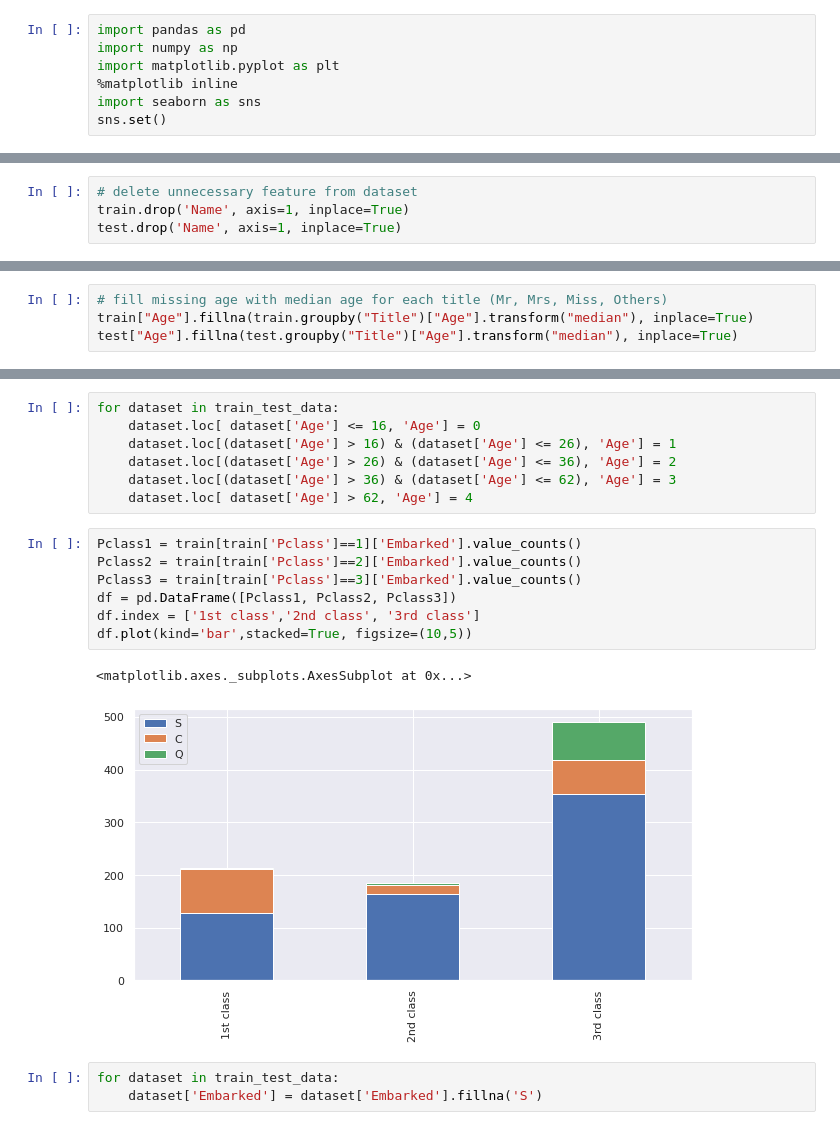
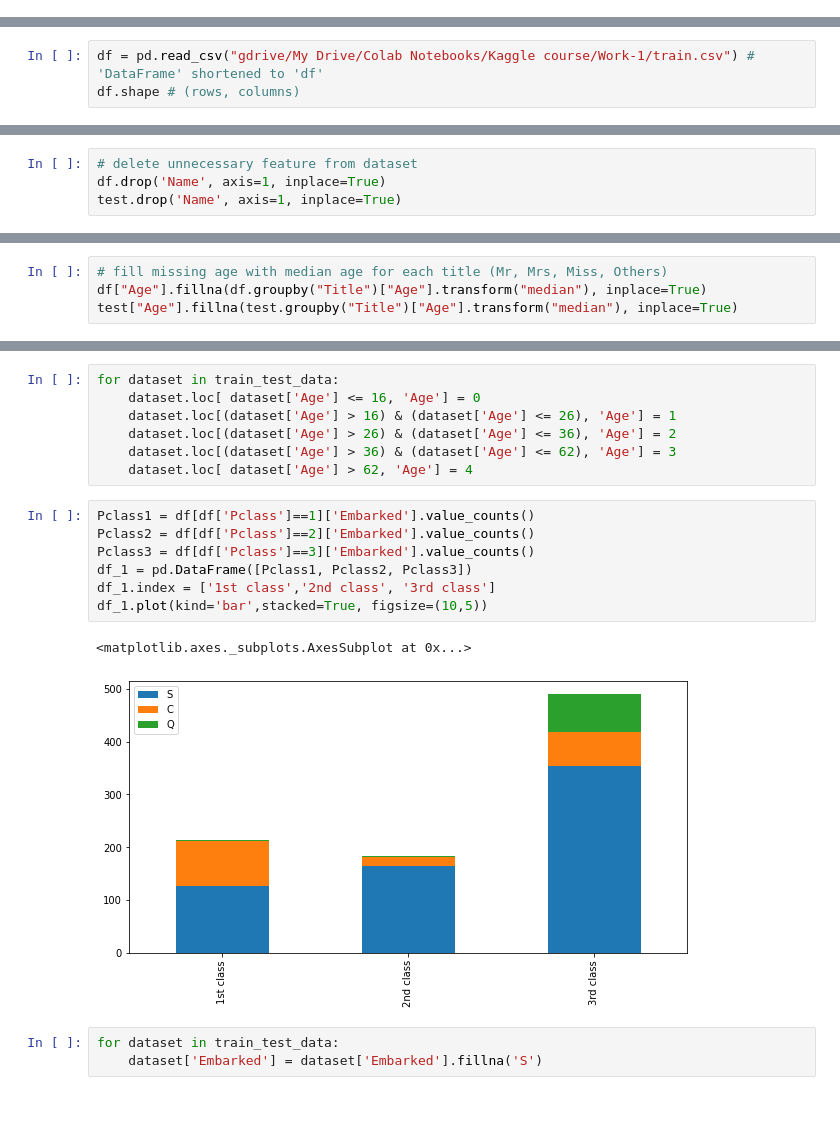
Before and after one commit to SayedUddinRayhan/ssh-tutorial, a Jupyter notebook: titanicSurvivalProject.ipynb, the cells around one changed output, grey strips where cells are left out. Saved outputs shown, nothing was run; the diff lists cells and outputs as text.

```diff
--- a/titanicSurvivalProject.ipynb
+++ b/titanicSurvivalProject.ipynb
@@ -9,10 +12,3 @@ drive.mount('/content/gdrive')
 Drive already mounted at /content/gdrive; to attempt to forcibly remount, call drive.mount("/content/gdrive", force_remount=True).
 # %% [markdown]
 #import library
-# %%
-import pandas as pd
-import numpy as np
-import matplotlib.pyplot as plt
-%matplotlib inline
-import seaborn as sns
-sns.set()
@@ -18,0 +36,3 @@ sns.set()
+# %%
+df = pd.read_csv("gdrive/My Drive/Colab Notebooks/Kaggle course/Work-1/train.csv") # 'DataFrame' shortened to 'df'
+df.shape # (rows, columns)
@@ -164,5 +307,5 @@ bar_chart('Title')
 # %%
 # delete unnecessary feature from dataset
-train.drop('Name', axis=1, inplace=True)
+df.drop('Name', axis=1, inplace=True)
 test.drop('Name', axis=1, inplace=True)
 # %%
@@ -199,5 +338,5 @@ train.head(10)
 # %%
 # fill missing age with median age for each title (Mr, Mrs, Miss, Others)
-train["Age"].fillna(train.groupby("Title")["Age"].transform("median"), inplace=True)
+df["Age"].fillna(df.groupby("Title")["Age"].transform("median"), inplace=True)
 test["Age"].fillna(test.groupby("Title")["Age"].transform("median"), inplace=True)
 # %%
@@ -356,15 +387,15 @@ for dataset in train_test_data:
     dataset.loc[(dataset['Age'] > 36) & (dataset['Age'] <= 62), 'Age'] = 3
     dataset.loc[ dataset['Age'] > 62, 'Age'] = 4
 # %%
-Pclass1 = train[train['Pclass']==1]['Embarked'].value_counts()
-Pclass2 = train[train['Pclass']==2]['Embarked'].value_counts()
-Pclass3 = train[train['Pclass']==3]['Embarked'].value_counts()
-df = pd.DataFrame([Pclass1, Pclass2, Pclass3])
-df.index = ['1st class','2nd class', '3rd class']
-df.plot(kind='bar',stacked=True, figsize=(10,5))
+Pclass1 = df[df['Pclass']==1]['Embarked'].value_counts()
+Pclass2 = df[df['Pclass']==2]['Embarked'].value_counts()
+Pclass3 = df[df['Pclass']==3]['Embarked'].value_counts()
+df_1 = pd.DataFrame([Pclass1, Pclass2, Pclass3])
+df_1.index = ['1st class','2nd class', '3rd class']
+df_1.plot(kind='bar',stacked=True, figsize=(10,5))
 # %% [output]
 <matplotlib.axes._subplots.AxesSubplot at 0x...>
-[figure, old version]
+[figure, new version]
 # %%
 for dataset in train_test_data:
     dataset['Embarked'] = dataset['Embarked'].fillna('S')
```
Also changed, not shown: parts of 94 cells of this notebook.
